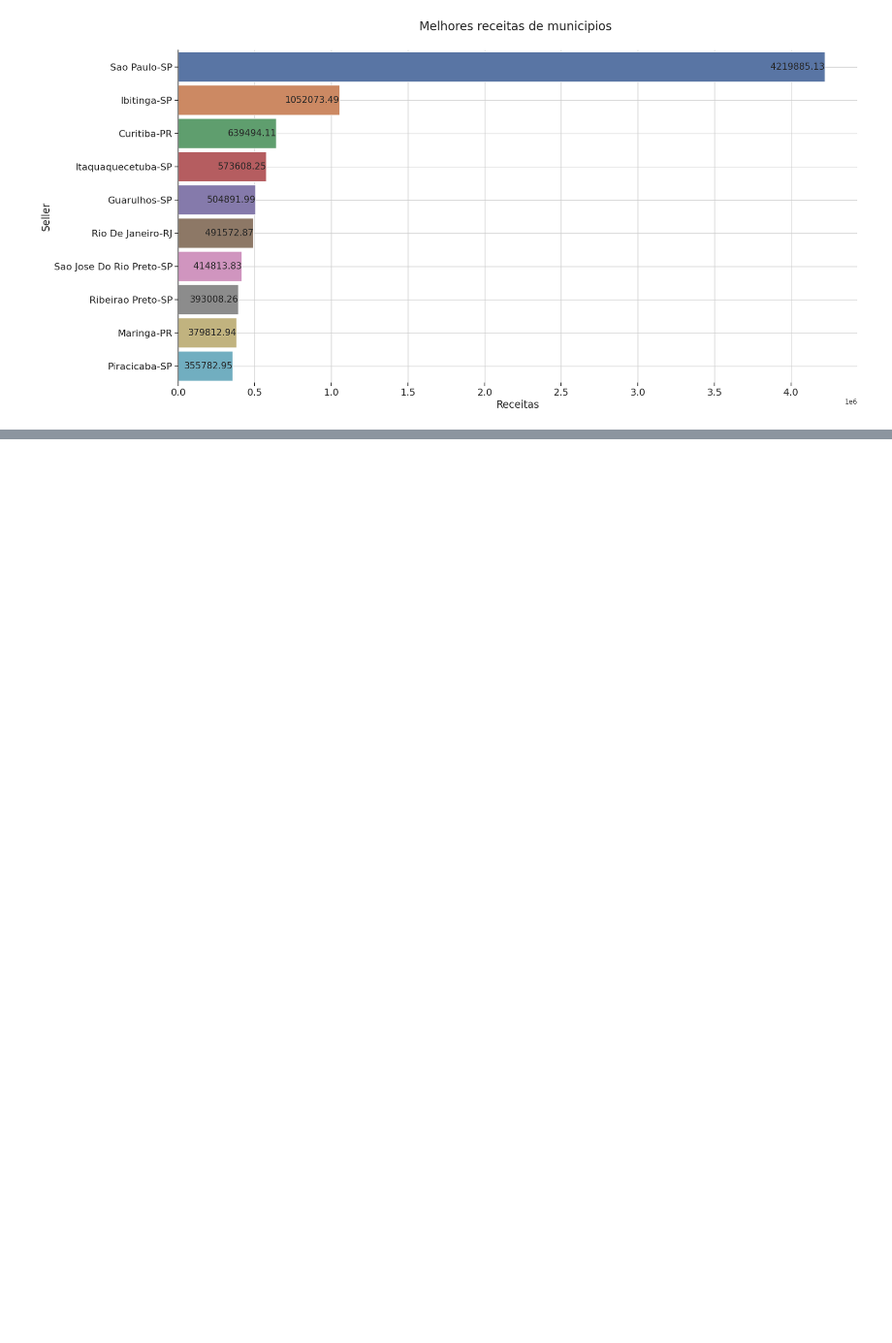
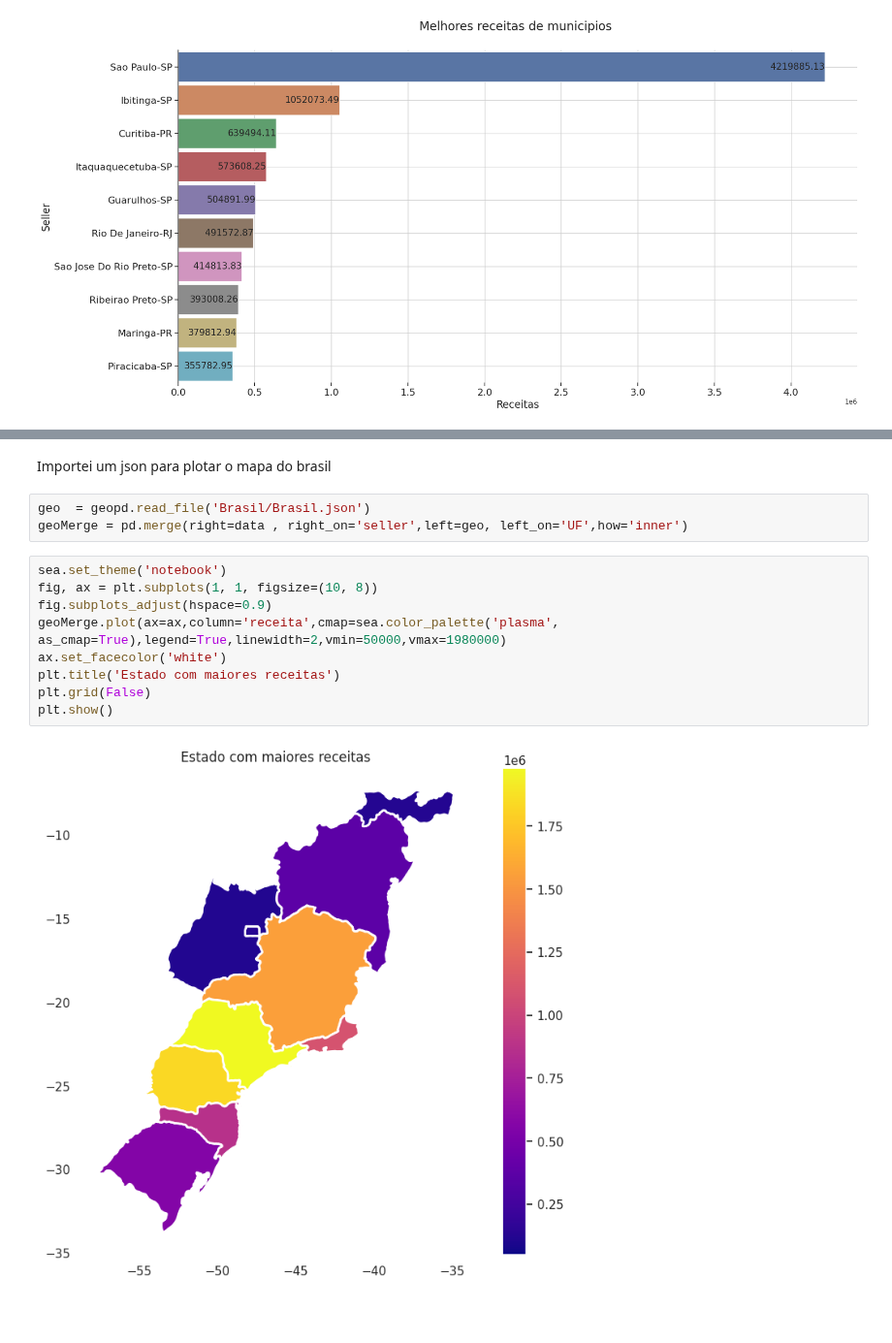
Before and after one commit to kaladabrio2020/Compass.Uol.DataScience, a Jupyter notebook: Sprint 01/ProjetoSprint01/ProjetoSprint01.ipynb, the cells around one changed output, grey strips where cells are left out. Shown at 97% size. Cells and saved outputs as stored; diff of their text form; blank space fills up the shorter version.

```diff
--- a/Sprint 01/ProjetoSprint01/ProjetoSprint01.ipynb
+++ b/Sprint 01/ProjetoSprint01/ProjetoSprint01.ipynb
@@ -272,5 +273,21 @@ data
 | 7 | DF | 137057.02 |
 | 8 | PE | 124830.78 |
 | 9 | GO | 111971.06 |
+# %% [markdown]
+Importei um json para plotar o mapa do brasil
+# %%
+geo  = geopd.read_file('Brasil/Brasil.json')
+geoMerge = pd.merge(right=data , right_on='seller',left=geo, left_on='UF',how='inner')
+# %%
+sea.set_theme('notebook')
+fig, ax = plt.subplots(1, 1, figsize=(10, 8))
+fig.subplots_adjust(hspace=0.9)
+geoMerge.plot(ax=ax,column='receita',cmap=sea.color_palette('plasma', as_cmap=True),legend=True,linewidth=2,vmin=50000,vmax=1980000)
+ax.set_facecolor('white')
+plt.title('Estado com maiores receitas')
+plt.grid(False)
+plt.show()
+# %% [output]
+[figure, added]
 # %% [markdown]
 ###
```
Also changed, not shown: parts of 2 cells of this notebook, 1 other file.
